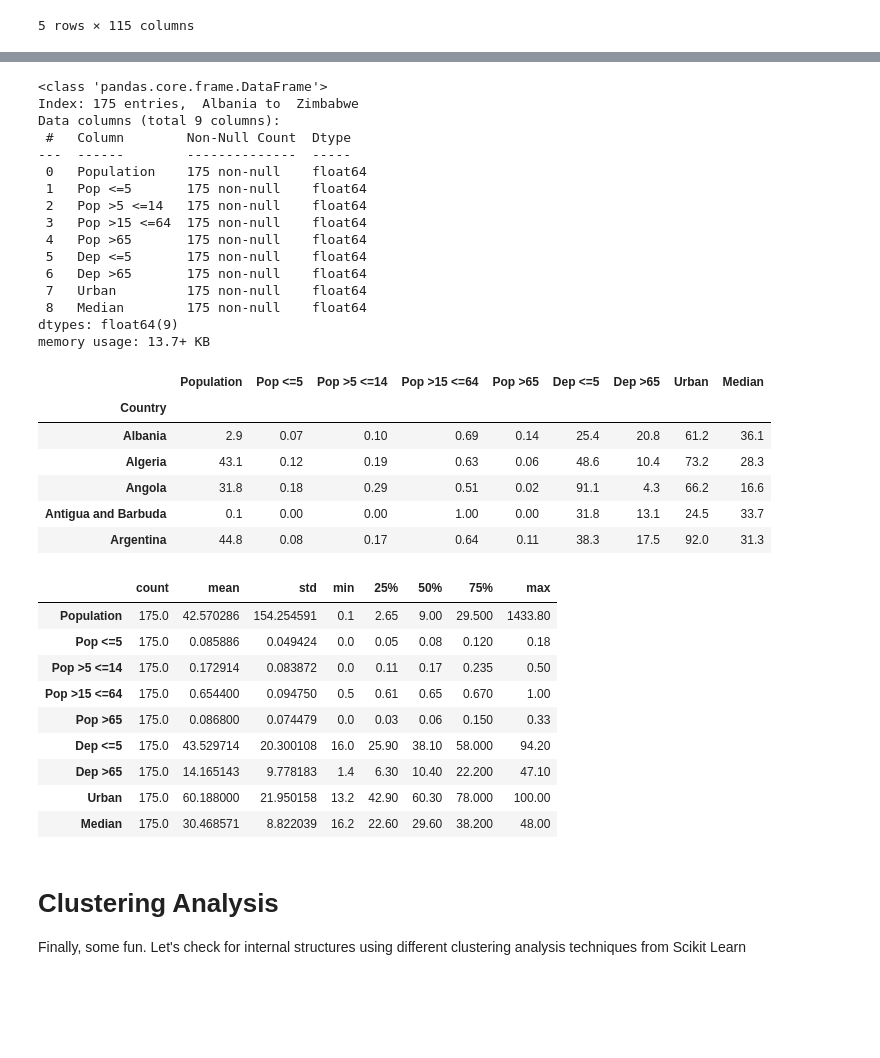
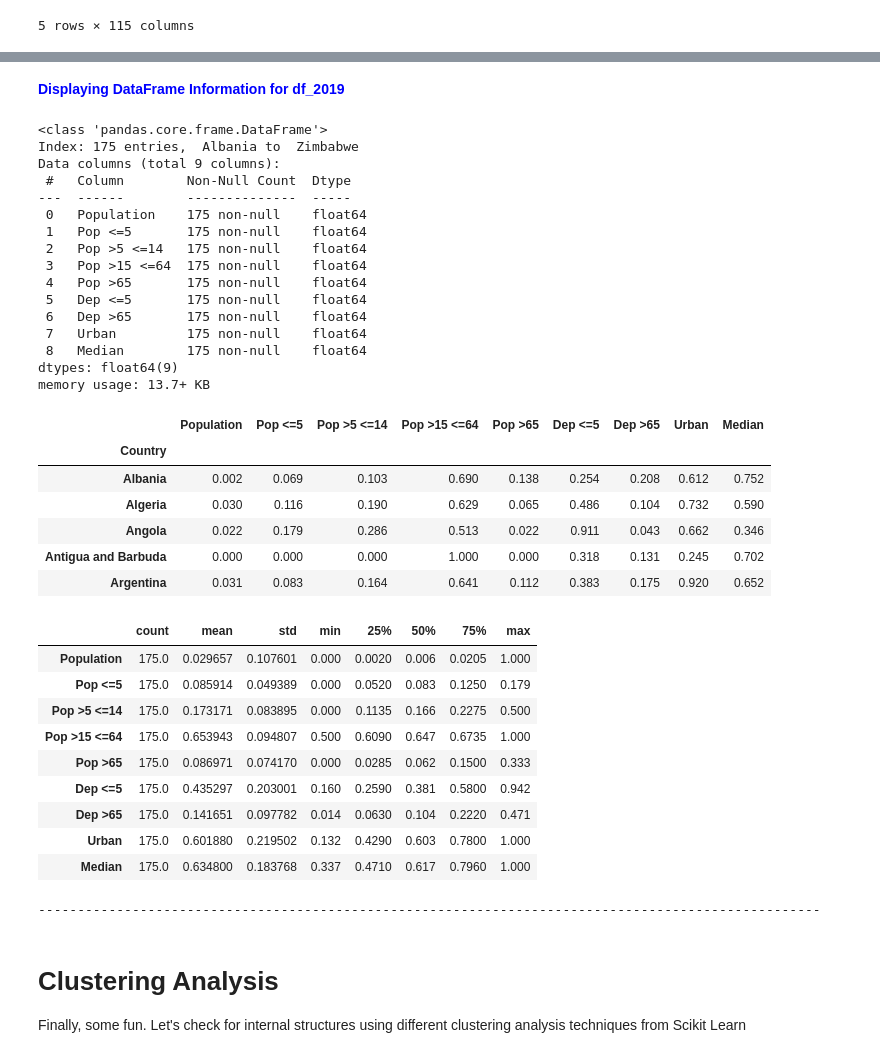
Before and after one commit to fernandoGitHub/ML_Projects, a Jupyter notebook: UNDP_Demographics_Data/UNDP_Demographics_Data_Analysis-Part_03.ipynb, the cells around one changed output, grey strips where cells are left out. Drawn from its saved outputs; the diff is of its cells as text; code cells hidden in the pictures; blank space fills up the shorter version.

```diff
--- a/UNDP_Demographics_Data/UNDP_Demographics_Data_Analysis-Part_03.ipynb
+++ b/UNDP_Demographics_Data/UNDP_Demographics_Data_Analysis-Part_03.ipynb
@@ -145,3 +145,4 @@ def slice_data_frame_by_year(df, year):
 # %%
 # 2. Extract the statistics of 2019 in a new dataframe and save a copy
 df_2019 = slice_data_frame_by_year(df_raw, '2019')
+df_2019.name = 'df_2019'
@@ -202,0 +149,6 @@ df_2019
+# %%
+from IPython.display import Markdown, display
+
+def printmd(string, color=None):
+  colorstr = "<span style='color:{}'>{}</span>".format(color, string)
+  display(Markdown(colorstr))
@@ -204,16 +203,19 @@ df_2019
 def transform_dataframe(df):
 
   df['Population'] = df['2019-Total_Population']
-  df['Pop <=5'] = np.round(df['2019-Population_under_age_5'] / df['2019-Total_Population'], 2)
-  df['Pop >15 <=64'] = np.round(df['2019-Population_ages_15_64'] / df['2019-Total_Population'], 2)
-  df['Pop >65'] = np.round(df['2019-Population _ages_65 _and _older'] / df['2019-Total_Population'], 2)
-  df['Pop >5 <=14'] = np.round(1 - (df['Pop <=5'] + df['Pop >15 <=64'] + df['Pop >65']), 2)
+  df['Pop <=5'] = np.round(df['2019-Population_under_age_5'] / df['2019-Total_Population'], 3)
+  df['Pop >15 <=64'] = np.round(df['2019-Population_ages_15_64'] / df['2019-Total_Population'], 3)
+  df['Pop >65'] = np.round(df['2019-Population _ages_65 _and _older'] / df['2019-Total_Population'], 3)
+  df['Pop >5 <=14'] = np.round(1 - (df['Pop <=5'] + df['Pop >15 <=64'] + df['Pop >65']), 3)
 
-  df['Dep <=5'] = df['2019-Young_age_dependency_ratio']
-  df['Dep >65'] = df['2019-Old_age_dependency_ratio']
+  df['Dep <=5'] = np.round(df['2019-Young_age_dependency_ratio']/100, 3)
+  df['Dep >65'] = np.round(df['2019-Old_age_dependency_ratio']/100, 3)
 
-  df['Urban'] = np.round(df['2019-Urban_Population'], 2)
-  df['Median'] = np.round(df['2019-Median_age'], 2)
+  df['Urban'] = np.round(df['2019-Urban_Population']/100, 3)
+  df['Median'] = np.round(df['2019-Median_age'] / max(df['2019-Median_age']), 3)
+
+  df['Population'] = np.round(df['Population'] / max(df['Population']), 3)
+  # All the values will be normalized from 0 to 1 to avoid feature bias
 
   tf_columns = ['Population', 'Pop <=5', 'Pop >5 <=14', 'Pop >15 <=64', 'Pop >65', 'Dep <=5', 'Dep >65', 'Urban', 'Median']
   df_tf = pd.DataFrame(index=df.index, columns=tf_columns, data=df[tf_columns])
@@ -227,43 +229,55 @@ def transform_dataframe(df):
 df_2019 = transform_dataframe(df_2019)
 # %%
 # 4. Review dataframe info and save to file
-df_2019.info()
-df_2019.head()
-df_2019.describe().transpose()
+df_2019.name = 'df_2019'
+df = df_2019
+
+printmd(string=f'**Displaying DataFrame Information for {df.name}**', color='blue')
+print('\n')
+df.info()
+print('\n\n')
+df.head()
+print('\n\n')
+df.describe().transpose()
+print('\n')
+print (100*'-')
+print('\n')
 # %% [output]
+<span style='color:blue'>**Displaying DataFrame Information for df_2019**</span>
 <class 'pandas.core.frame.DataFrame'>
 Index: 175 entries,  Albania to  Zimbabwe
 Data columns (total 9 columns):
  #   Column        Non-Null Count  Dtype
 ---  ------        --------------  -----
  0   Population    175 non-null    float64
  1   Pop <=5       175 non-null    float64
  2   Pop >5 <=14   175 non-null    float64
  3   Pop >15 <=64  175 non-null    float64
  4   Pop >65       175 non-null    float64
  5   Dep <=5       175 non-null    float64
  6   Dep >65       175 non-null    float64
  7   Urban         175 non-null    float64
  8   Median        175 non-null    float64
 dtypes: float64(9)
 memory usage: 13.7+ KB
 |  | Population | Pop <=5 | Pop >5 <=14 | Pop >15 <=64 | Pop >65 | Dep <=5 | Dep >65 | Urban | Median |
 | Country |  |  |  |  |  |  |  |  |  |
-| Albania | 2.9 | 0.07 | 0.10 | 0.69 | 0.14 | 25.4 | 20.8 | 61.2 | 36.1 |
-| Algeria | 43.1 | 0.12 | 0.19 | 0.63 | 0.06 | 48.6 | 10.4 | 73.2 | 28.3 |
-| Angola | 31.8 | 0.18 | 0.29 | 0.51 | 0.02 | 91.1 | 4.3 | 66.2 | 16.6 |
-| Antigua and Barbuda | 0.1 | 0.00 | 0.00 | 1.00 | 0.00 | 31.8 | 13.1 | 24.5 | 33.7 |
-| Argentina | 44.8 | 0.08 | 0.17 | 0.64 | 0.11 | 38.3 | 17.5 | 92.0 | 31.3 |
+| Albania | 0.002 | 0.069 | 0.103 | 0.690 | 0.138 | 0.254 | 0.208 | 0.612 | 0.752 |
+| Algeria | 0.030 | 0.116 | 0.190 | 0.629 | 0.065 | 0.486 | 0.104 | 0.732 | 0.590 |
+| Angola | 0.022 | 0.179 | 0.286 | 0.513 | 0.022 | 0.911 | 0.043 | 0.662 | 0.346 |
+| Antigua and Barbuda | 0.000 | 0.000 | 0.000 | 1.000 | 0.000 | 0.318 | 0.131 | 0.245 | 0.702 |
+| Argentina | 0.031 | 0.083 | 0.164 | 0.641 | 0.112 | 0.383 | 0.175 | 0.920 | 0.652 |
 |  | count | mean | std | min | 25% | 50% | 75% | max |
-| Population | 175.0 | 42.570286 | 154.254591 | 0.1 | 2.65 | 9.00 | 29.500 | 1433.80 |
-| Pop <=5 | 175.0 | 0.085886 | 0.049424 | 0.0 | 0.05 | 0.08 | 0.120 | 0.18 |
-| Pop >5 <=14 | 175.0 | 0.172914 | 0.083872 | 0.0 | 0.11 | 0.17 | 0.235 | 0.50 |
-| Pop >15 <=64 | 175.0 | 0.654400 | 0.094750 | 0.5 | 0.61 | 0.65 | 0.670 | 1.00 |
-| Pop >65 | 175.0 | 0.086800 | 0.074479 | 0.0 | 0.03 | 0.06 | 0.150 | 0.33 |
-| Dep <=5 | 175.0 | 43.529714 | 20.300108 | 16.0 | 25.90 | 38.10 | 58.000 | 94.20 |
-| Dep >65 | 175.0 | 14.165143 | 9.778183 | 1.4 | 6.30 | 10.40 | 22.200 | 47.10 |
-| Urban | 175.0 | 60.188000 | 21.950158 | 13.2 | 42.90 | 60.30 | 78.000 | 100.00 |
-| Median | 175.0 | 30.468571 | 8.822039 | 16.2 | 22.60 | 29.60 | 38.200 | 48.00 |
+| Population | 175.0 | 0.029657 | 0.107601 | 0.000 | 0.0020 | 0.006 | 0.0205 | 1.000 |
+| Pop <=5 | 175.0 | 0.085914 | 0.049389 | 0.000 | 0.0520 | 0.083 | 0.1250 | 0.179 |
+| Pop >5 <=14 | 175.0 | 0.173171 | 0.083895 | 0.000 | 0.1135 | 0.166 | 0.2275 | 0.500 |
+| Pop >15 <=64 | 175.0 | 0.653943 | 0.094807 | 0.500 | 0.6090 | 0.647 | 0.6735 | 1.000 |
+| Pop >65 | 175.0 | 0.086971 | 0.074170 | 0.000 | 0.0285 | 0.062 | 0.1500 | 0.333 |
+| Dep <=5 | 175.0 | 0.435297 | 0.203001 | 0.160 | 0.2590 | 0.381 | 0.5800 | 0.942 |
+| Dep >65 | 175.0 | 0.141651 | 0.097782 | 0.014 | 0.0630 | 0.104 | 0.2220 | 0.471 |
+| Urban | 175.0 | 0.601880 | 0.219502 | 0.132 | 0.4290 | 0.603 | 0.7800 | 1.000 |
+| Median | 175.0 | 0.634800 | 0.183768 | 0.337 | 0.4710 | 0.617 | 0.7960 | 1.000 |
+----------------------------------------------------------------------------------------------------
 # %%
 df_2019.to_csv(os.path.join(_PROCESSED_DATA_DIR, '2019.csv'), index=True)
 # %% [markdown]
```
Also changed, not shown: parts of 20 cells of this notebook.
